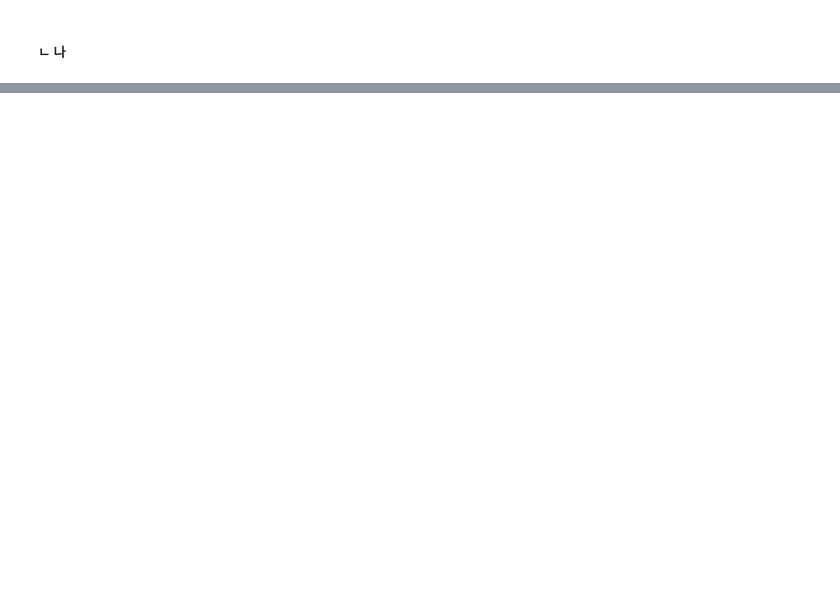
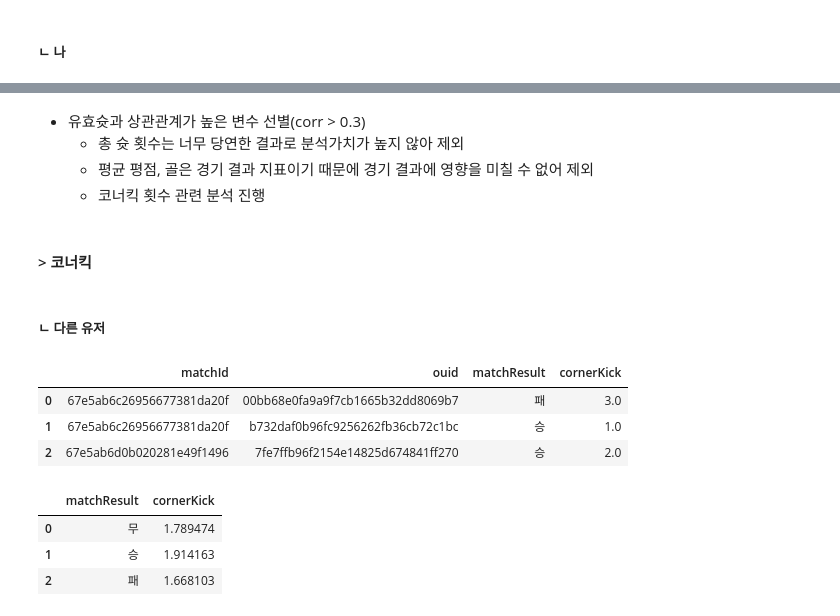
Before and after one commit to harrym8n/Proj_FC_Online, a Jupyter notebook: fconline_analysis_insight.ipynb, the cells around one changed output, grey strips where cells are left out. Drawn from its saved outputs; the diff is of its cells as text; code cells hidden in the pictures; blank space fills up the shorter version.

```diff
--- a/fconline_analysis_insight.ipynb
+++ b/fconline_analysis_insight.ipynb
@@ -1065,0 +1091,27 @@ plt.show()
+# %% [markdown]
+- 유효슛과 상관관계가 높은 변수 선별(corr > 0.3)
+    - 총 슛 횟수는 너무 당연한 결과로 분석가치가 높지 않아 제외
+    - 평균 평점, 골은 경기 결과 지표이기 때문에 경기 결과에 영향을 미칠 수 없어 제외
+    - 코너킥 횟수 관련 분석 진행
+# %% [markdown]
+#### > 코너킥
+# %% [markdown]
+##### ㄴ 다른 유저
+# %%
+# 코너킥 관련 임시 데이터 프레임 가공
+cornerKick_df = encoded_df.groupby(['matchId', 'ouid', 'matchResult'])[['cornerKick']].sum().reset_index()
+cornerKick_df.head(3)
+# %% [output]
+|  | matchId | ouid | matchResult | cornerKick |
+| 0 | 67e5ab6c26956677381da20f | 00bb68e0fa9a9f7cb1665b32dd8069b7 | 패 | 3.0 |
+| 1 | 67e5ab6c26956677381da20f | b732daf0b96fc9256262fb36cb72c1bc | 승 | 1.0 |
+| 2 | 67e5ab6d0b020281e49f1496 | 7fe7ffb96f2154e14825d674841ff270 | 승 | 2.0 |
+# %%
+# 코너킥 평균 횟수
+cornerKick_tmp_df = cornerKick_df.groupby('matchResult')[['cornerKick']].mean().reset_index()
+cornerKick_tmp_df
+# %% [output]
+|  | matchResult | cornerKick |
+| 0 | 무 | 1.789474 |
+| 1 | 승 | 1.914163 |
+| 2 | 패 | 1.668103 |
```
Also changed, not shown: parts of 46 cells of this notebook, 2 other files.
